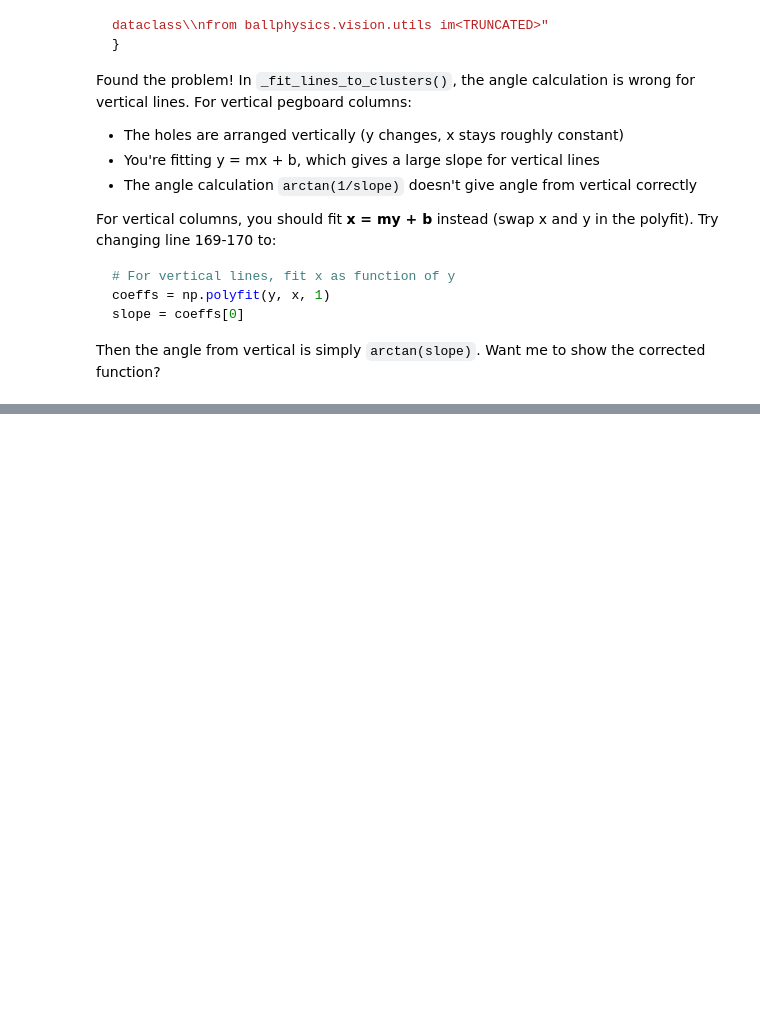
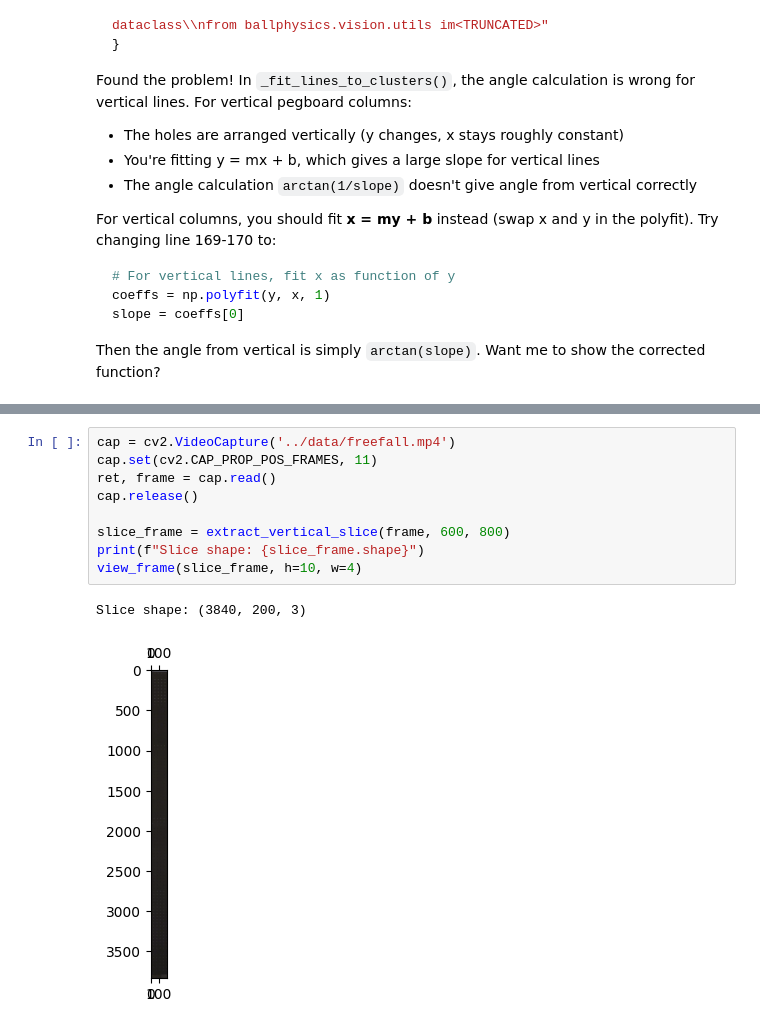
Before and after one commit to fm75/pickleball-data-analysis, a Jupyter notebook: notebooks/python-modules.ipynb, the cells around one changed output, grey strips where cells are left out. Saved outputs shown, nothing was run; the diff lists cells and outputs as text; folded sections open; blank space fills up the shorter version.

```diff
--- a/notebooks/python-modules.ipynb
+++ b/notebooks/python-modules.ipynb
@@ -2974,0 +3275,12 @@ yes
+# %%
+cap = cv2.VideoCapture('../data/freefall.mp4')
+cap.set(cv2.CAP_PROP_POS_FRAMES, 11)
+ret, frame = cap.read()
+cap.release()
+
+slice_frame = extract_vertical_slice(frame, 600, 800)
+print(f"Slice shape: {slice_frame.shape}")
+view_frame(slice_frame, h=10, w=4)
+# %% [output]
+Slice shape: (3840, 200, 3)
+[figure, added]
```
Also changed, not shown: parts of 43 cells of this notebook, 1 other file.
